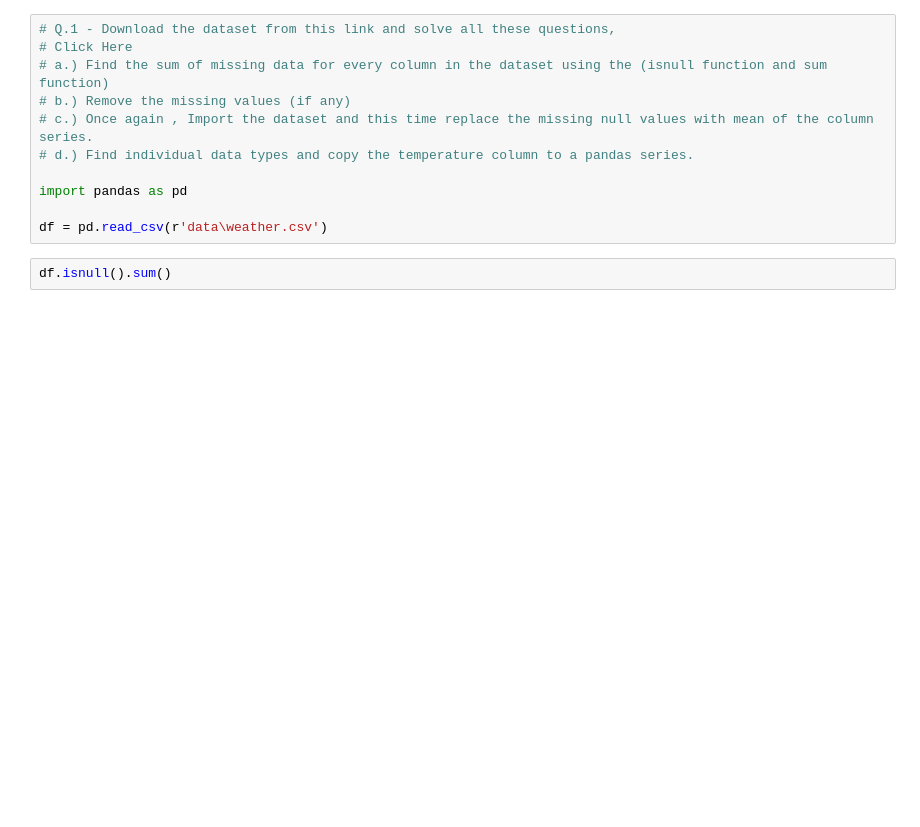
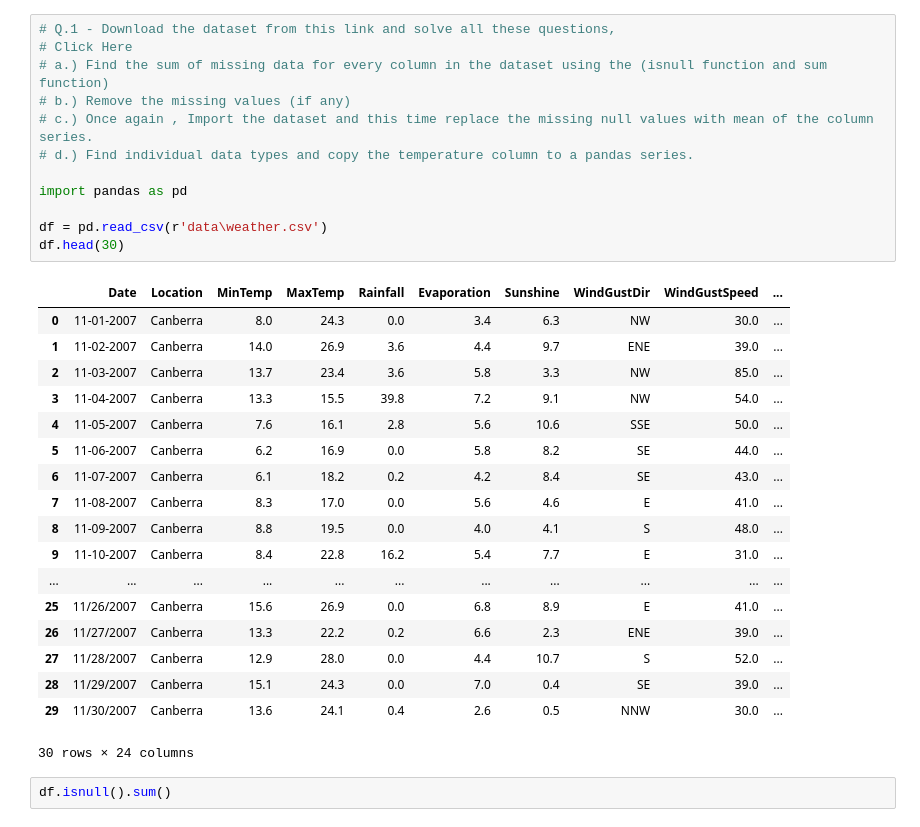
Before and after one commit to khannaprateek/ML-Assignment, a Jupyter notebook: Assignment_5/assignment_5.ipynb, the cells around one changed output. Cells and saved outputs as stored; diff of their text form; blank space fills up the shorter version.

```diff
--- a/Assignment_5/assignment_5.ipynb
+++ b/Assignment_5/assignment_5.ipynb
@@ -1,14 +1,34 @@
 # %%
 # Q.1 - Download the dataset from this link and solve all these questions,
 # Click Here
 # a.) Find the sum of missing data for every column in the dataset using the (isnull function and sum function)
 # b.) Remove the missing values (if any)
 # c.) Once again , Import the dataset and this time replace the missing null values with mean of the column series.
 # d.) Find individual data types and copy the temperature column to a pandas series.
 
 import pandas as pd
 
 df = pd.read_csv(r'data\weather.csv')
+df.head(30)
+# %% [output]
+|  | Date | Location | MinTemp | MaxTemp | Rainfall | Evaporation | Sunshine | WindGustDir | WindGustSpeed | ... |
+| 0 | 11-01-2007 | Canberra | 8.0 | 24.3 | 0.0 | 3.4 | 6.3 | NW | 30.0 | ... |
+| 1 | 11-02-2007 | Canberra | 14.0 | 26.9 | 3.6 | 4.4 | 9.7 | ENE | 39.0 | ... |
+| 2 | 11-03-2007 | Canberra | 13.7 | 23.4 | 3.6 | 5.8 | 3.3 | NW | 85.0 | ... |
+| 3 | 11-04-2007 | Canberra | 13.3 | 15.5 | 39.8 | 7.2 | 9.1 | NW | 54.0 | ... |
+| 4 | 11-05-2007 | Canberra | 7.6 | 16.1 | 2.8 | 5.6 | 10.6 | SSE | 50.0 | ... |
+| 5 | 11-06-2007 | Canberra | 6.2 | 16.9 | 0.0 | 5.8 | 8.2 | SE | 44.0 | ... |
+| 6 | 11-07-2007 | Canberra | 6.1 | 18.2 | 0.2 | 4.2 | 8.4 | SE | 43.0 | ... |
+| 7 | 11-08-2007 | Canberra | 8.3 | 17.0 | 0.0 | 5.6 | 4.6 | E | 41.0 | ... |
+| 8 | 11-09-2007 | Canberra | 8.8 | 19.5 | 0.0 | 4.0 | 4.1 | S | 48.0 | ... |
+| 9 | 11-10-2007 | Canberra | 8.4 | 22.8 | 16.2 | 5.4 | 7.7 | E | 31.0 | ... |
+| ... | ... | ... | ... | ... | ... | ... | ... | ... | ... | ... |
+| 25 | 11/26/2007 | Canberra | 15.6 | 26.9 | 0.0 | 6.8 | 8.9 | E | 41.0 | ... |
+| 26 | 11/27/2007 | Canberra | 13.3 | 22.2 | 0.2 | 6.6 | 2.3 | ENE | 39.0 | ... |
+| 27 | 11/28/2007 | Canberra | 12.9 | 28.0 | 0.0 | 4.4 | 10.7 | S | 52.0 | ... |
+| 28 | 11/29/2007 | Canberra | 15.1 | 24.3 | 0.0 | 7.0 | 0.4 | SE | 39.0 | ... |
+| 29 | 11/30/2007 | Canberra | 13.6 | 24.1 | 0.4 | 2.6 | 0.5 | NNW | 30.0 | ... |
+30 rows × 24 columns
 # %%
 df.isnull().sum()
 # %% [output]
```
Also changed, not shown: 1 other file.
